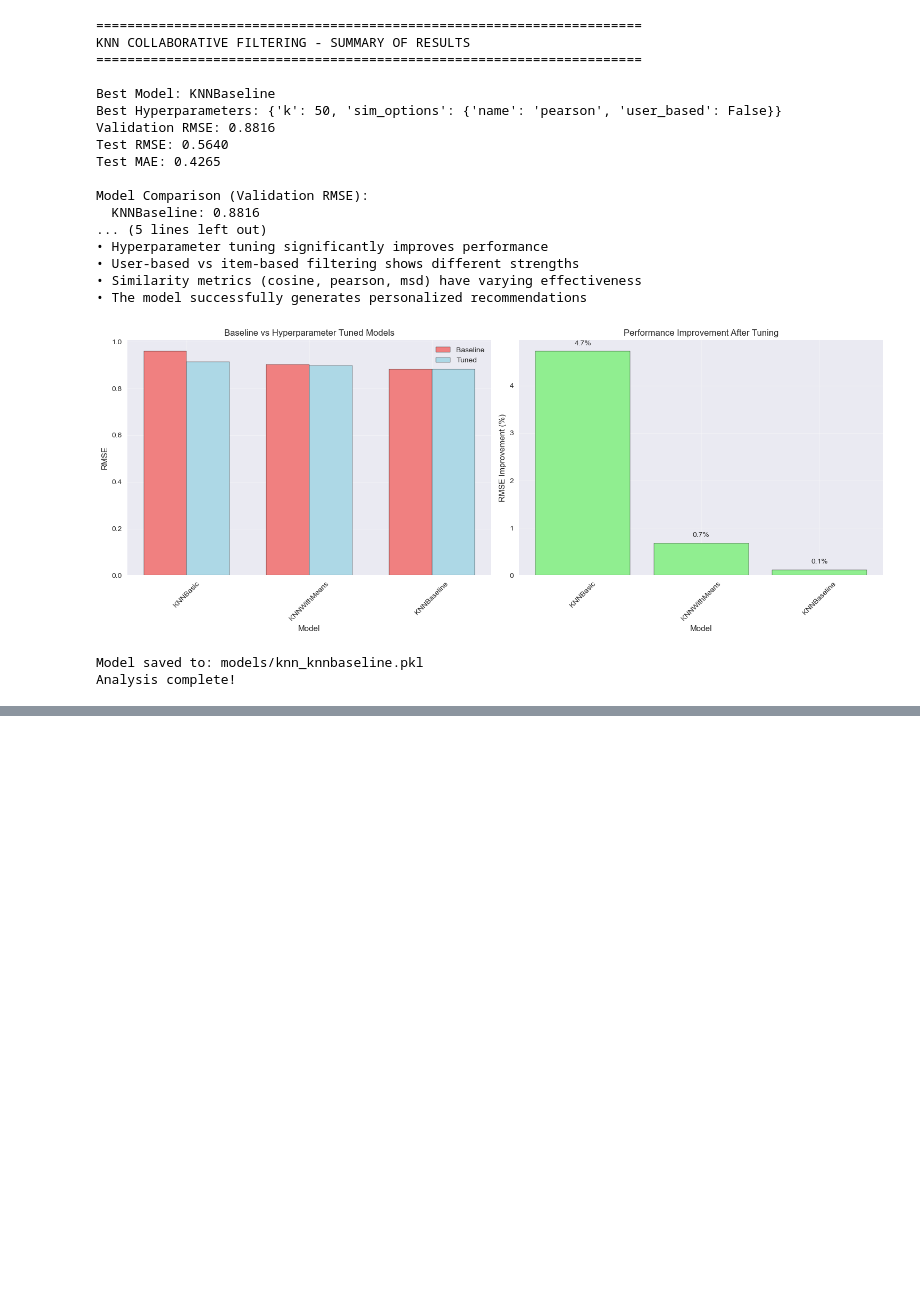
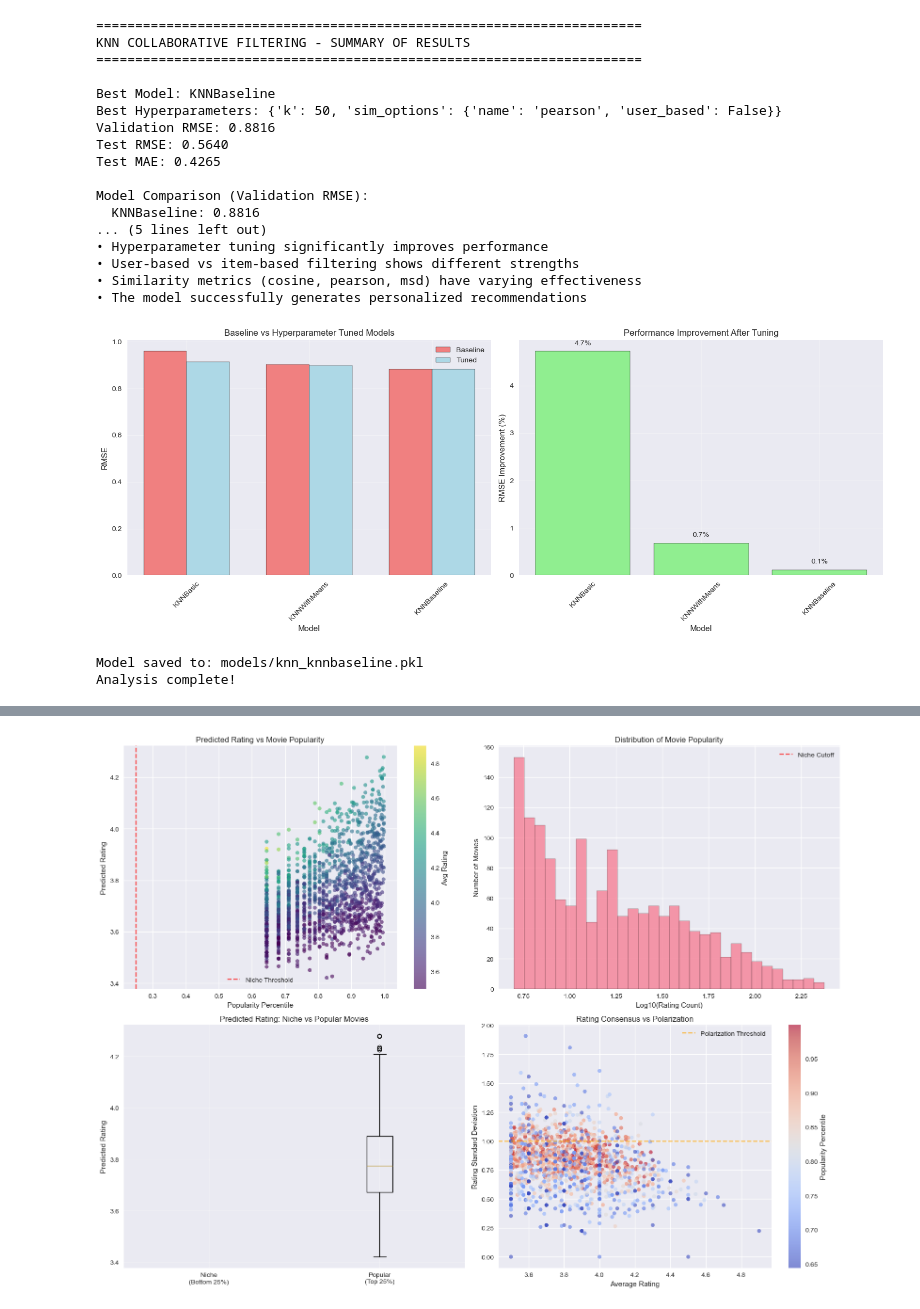
Before and after one commit to AlexW-F/letterboxdRecs, a Jupyter notebook: knn_test.ipynb, the cells around one changed output, grey strips where cells are left out. Saved outputs shown, nothing was run; the diff lists cells and outputs as text; code cells hidden in the pictures; blank space fills up the shorter version.

Commit message:
added niche discovery option

```diff
--- a/knn_test.ipynb
+++ b/knn_test.ipynb
@@ -704,0 +948,79 @@ Analysis complete!
+# %%
+# Visualize niche discovery strategies
+if 'full_df' in locals():
+    fig, axes = plt.subplots(2, 2, figsize=(16, 12))
+
+    # 1. Predicted Rating vs Popularity
+    scatter = axes[0,0].scatter(full_df['popularity_percentile'], full_df['predicted_rating'],
+                               c=full_df['avg_rating'], cmap='viridis', alpha=0.6, s=30)
+    axes[0,0].set_xlabel('Popularity Percentile')
+    axes[0,0].set_ylabel('Predicted Rating')
+    axes[0,0].set_title('Predicted Rating vs Movie Popularity')
+    axes[0,0].axvline(x=0.25, color='red', linestyle='--', alpha=0.7, label='Niche Threshold')
+    axes[0,0].legend()
+    plt.colorbar(scatter, ax=axes[0,0], label='Avg Rating')
+
+    # 2. Rating Count Distribution
+    axes[0,1].hist(np.log10(full_df['rating_count']), bins=30, alpha=0.7, edgecolor='black')
+    axes[0,1].set_xlabel('Log10(Rating Count)')
+    axes[0,1].set_ylabel('Number of Movies')
+    axes[0,1].set_title('Distribution of Movie Popularity')
+    axes[0,1].axvline(x=np.log10(full_df[full_df['popularity_percentile'] <= 0.25]['rating_count'].max()),
+                     color='red', linestyle='--', alpha=0.7, label='Niche Cutoff')
+    axes[0,1].legend()
+
+    # 3. Quality vs Popularity Trade-off
+    niche_movies = full_df[full_df['popularity_percentile'] <= 0.25]
+    popular_movies = full_df[full_df['popularity_percentile'] >= 0.75]
+
+    axes[1,0].boxplot([niche_movies['predicted_rating'], popular_movies['predicted_rating']],
+                     labels=['Niche\n(Bottom 25%)', 'Popular\n(Top 25%)'])
+    axes[1,0].set_ylabel('Predicted Rating')
+    axes[1,0].set_title('Predicted Rating: Niche vs Popular Movies')
+    axes[1,0].grid(True, alpha=0.3)
+
+    # 4. Rating Standard Deviation (Polarization)
+    axes[1,1].scatter(full_df['avg_rating'], full_df['rating_std'],
+                     c=full_df['popularity_percentile'], cmap='coolwarm', alpha=0.6, s=30)
+    axes[1,1].set_xlabel('Average Rating')
+    axes[1,1].set_ylabel('Rating Standard Deviation')
+    axes[1,1].set_title('Rating Consensus vs Polarization')
+    axes[1,1].axhline(y=1.0, color='orange', linestyle='--', alpha=0.7, label='Polarization Threshold')
+    axes[1,1].legend()
+    cbar = plt.colorbar(axes[1,1].collections[0], ax=axes[1,1], label='Popularity Percentile')
+
+    plt.tight_layout()
+    plt.show()
+
+    # Create a summary comparison of all recommendation strategies
+    if 'niche_recs' in locals():
+        print("\n" + "="*80)
+        print("STRATEGY COMPARISON SUMMARY")
+        print("="*80)
+
+        strategy_comparison = {}
+        for strategy, recs in niche_recs.items():
+            if recs:
+                avg_pred_rating = np.mean([score for _, score, _ in recs])
+                strategy_comparison[strategy] = {
+                    'count': len(recs),
+                    'avg_predicted_rating': avg_pred_rating,
+                    'top_movie': recs[0][0] if recs else 'None'
+                }
+
+        strategy_names = {
+            'niche_gems': 'Hidden Gems',
+            'balanced_niche': 'Balanced Discovery',
+            'genre_diverse': 'Genre Exploration',
+            'serendipitous': 'Serendipitous Picks'
+        }
+
+        print(f"{'Strategy':<20} {'Count':<8} {'Avg Pred Rating':<15} {'Top Recommendation':<30}")
+        print("-" * 80)
+        for strategy, data in strategy_comparison.items():
+            name = strategy_names.get(strategy, strategy)
+            print(f"{name:<20} {data['count']:<8} {data['avg_predicted_rating']:<15.2f} {data['top_movie'][:28]:<30}")
+else:
+    print("Visualization data not available. Please run the niche recommendation generation first.")
+# %% [output]
+[figure, added]
```
Also changed, not shown: parts of 3 cells of this notebook.
